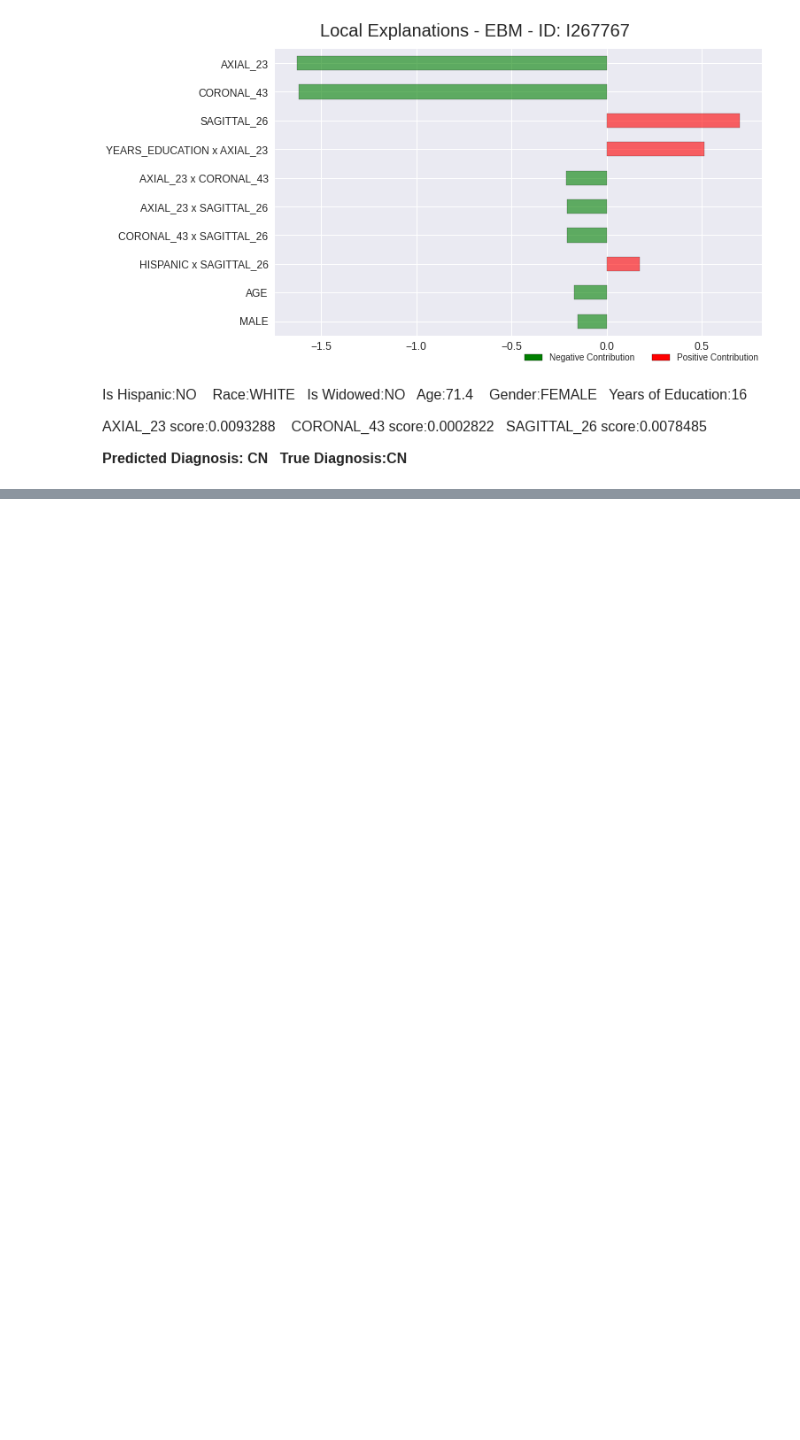
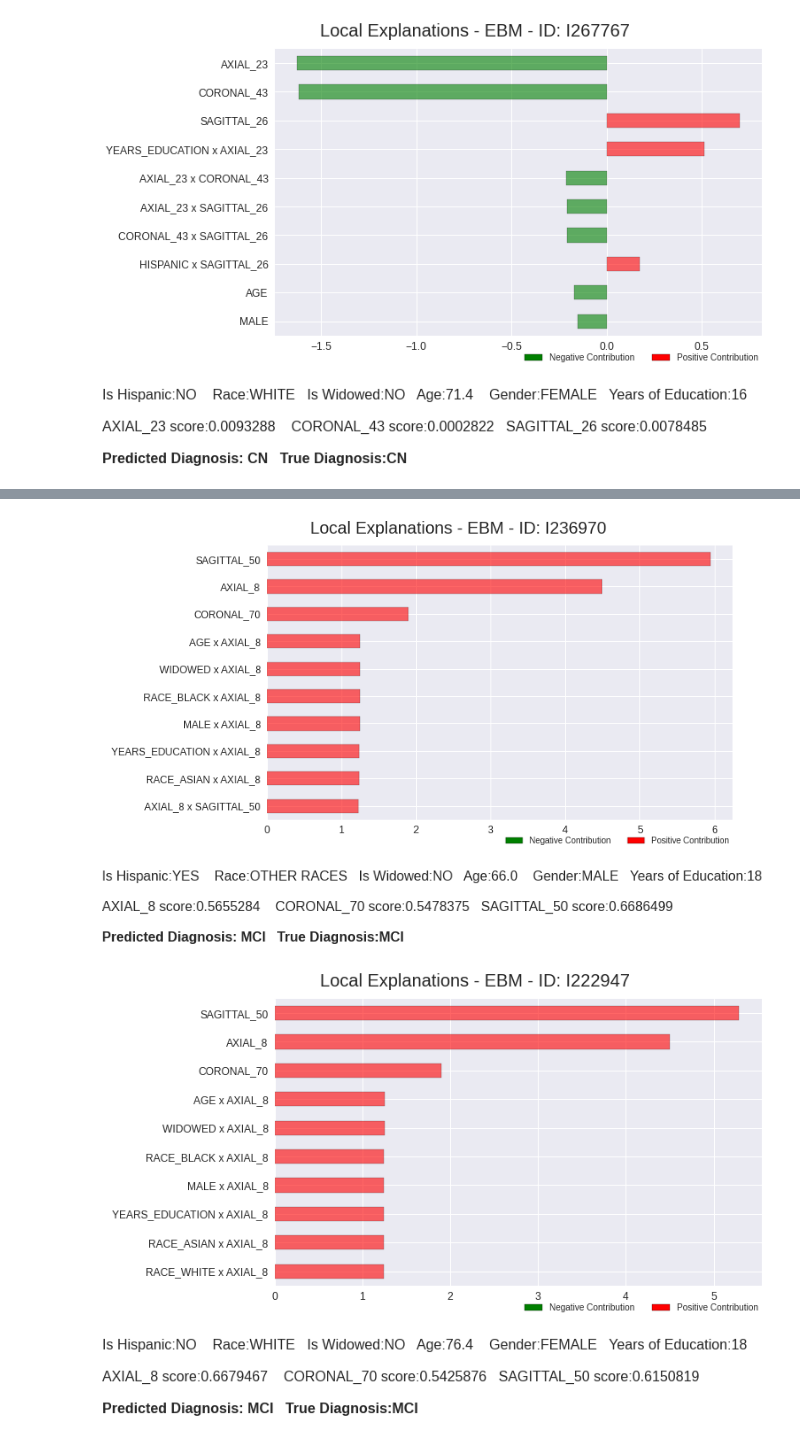
Before and after one commit to lucasthim/mmml-alzheimer-diagnosis, a Jupyter notebook: notebooks/dissertation/05_explanations_local_ensemble.ipynb, the cells around one changed output, grey strips where cells are left out. Drawn from its saved outputs; the diff is of its cells as text; code cells hidden in the pictures; blank space fills up the shorter version.

```diff
--- a/notebooks/dissertation/05_explanations_local_ensemble.ipynb
+++ b/notebooks/dissertation/05_explanations_local_ensemble.ipynb
@@ -135,0 +183,28 @@ explanation_fig = explainer.explain(sample_id='I267767')
+# %%
+mri_data_path = '/home/lucas/projects/mmml-alzheimer-diagnosis/data/PREDICTIONS_MCI_VGG19_BN.csv'
+cognitive_data_predictions_final_path = '/home/lucas/projects/mmml-alzheimer-diagnosis/data/PREDICTIONS_MCI_COG_TESTS.csv'
+
+df_mri = prepare_mri_predictions(mri_data_path)
+df_ensemble = prepare_ensemble_experiment_set(cognitive_data_predictions_final_path,mri_data_path)
+df_ensemble.columns = ['SUBJECT', 'DATASET', 'AXIAL_8', 'CORONAL_70','SAGITTAL_50', 'COGTEST', 'DIAGNOSIS']
+# %%
+demographic_cols = ['AGE','MALE',
+                    'YEARS_EDUCATION','HISPANIC',
+                    'RACE_WHITE', 'RACE_BLACK', 'RACE_ASIAN', 'WIDOWED']
+df_cog_final = pd.read_csv(cognitive_data_predictions_final_path).set_index("IMAGE_DATA_ID")
+df_ensemble_demographics = df_cog_final[demographic_cols].merge(df_ensemble,right_index=True,left_index=True)
+
+df_train,df_validation,df_test = get_experiment_sets(df_ensemble_demographics,cols_to_drop = ['SUBJECT','DATASET','COGTEST'])
+
+datasets=[df_train,df_validation,df_test]
+label = 'DIAGNOSIS'
+ebm = ExplainableBoostingClassifier()
+[ebm] = train_ensemble_models(df_train,label,[ebm])
+
+patient_data_path = '/home/lucas/projects/mmml-alzheimer-diagnosis/data/COGNITIVE_DATA_PREPROCESSED.csv'
+cutoff = get_optimal_threshold_for_model(ebm,df_validation,label)
+df_patient_data = prepare_patient_data_for_explanations(patient_data_path,df_test,ebm,cutoff,positive_case='MCI',
+axial_label='AXIAL_8',coronal_label='CORONAL_70',sagittal_label='SAGITTAL_50')
+
+df_patient_data_validation = prepare_patient_data_for_explanations(patient_data_path,df_validation,ebm,cutoff,positive_case='MCI',
+axial_label='AXIAL_8',coronal_label='CORONAL_70',sagittal_label='SAGITTAL_50')
@@ -135,0 +248,3 @@ explanation_fig = explainer.explain(sample_id='I267767')
+# %%
+explainer = EnsembleExplainer(model=ebm,ensemble_data=df_test,patients_data=df_patient_data,
+axial_label='AXIAL_8',coronal_label='CORONAL_70',sagittal_label='SAGITTAL_50')
@@ -135,0 +266,6 @@ explanation_fig = explainer.explain(sample_id='I267767')
+# %%
+explanation_fig = explainer.explain(sample_id='I236970')
+explanation_fig = explainer.explain(sample_id='I222947')
+# %% [output]
+[figure, added]
+[figure, added]
```
Also changed, not shown: parts of 25 cells of this notebook, 2 other files.
